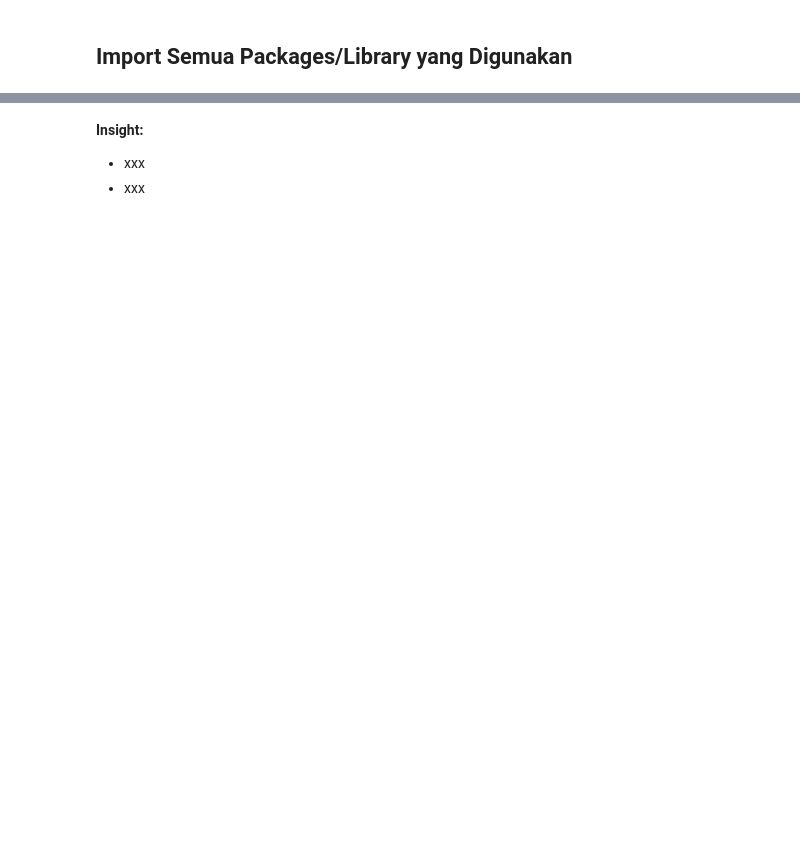
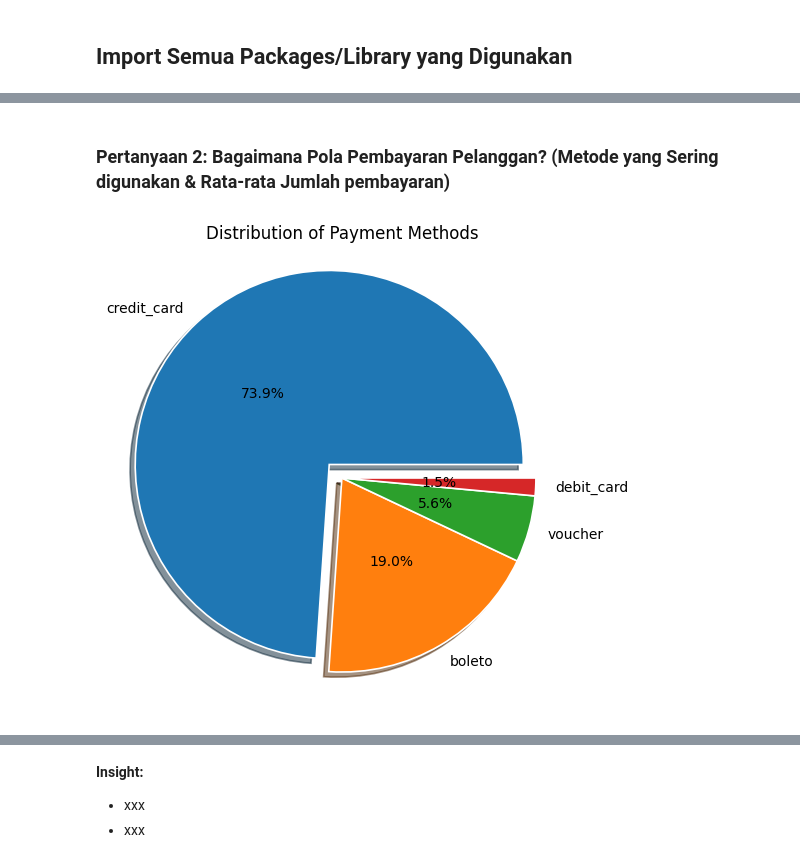
Before and after one commit to Azerif/Brazilian-E-Commerce-Public-Dataset-Analysis, a Jupyter notebook: notebook.ipynb, the cells around one changed output, grey strips where cells are left out. Drawn from its saved outputs; the diff is of its cells as text; code cells hidden in the pictures; blank space fills up the shorter version.

```diff
--- a/notebook.ipynb
+++ b/notebook.ipynb
@@ -117,0 +403,13 @@ df_sellers.head(5)
+# %%
+# EDA Most Used Payment Methods
+df_payment_methods = (
+    df_order_payments.groupby('payment_type')
+    .agg({
+        'order_id': 'count',
+        'payment_value' : ['mean', 'max', 'min']}
+    )
+    .rename(columns={'order_id' : 'total_transactions'})
+    .sort_values(by=('total_transactions', 'count'), ascending=False)
+    .reset_index()
+)
+df_payment_methods.style.background_gradient(cmap='Blues', axis=0)
@@ -117,0 +583,22 @@ df_sellers.head(5)
+# %% [markdown]
+### Pertanyaan 2: Bagaimana Pola Pembayaran Pelanggan? (Metode yang Sering digunakan & Rata-rata Jumlah pembayaran)
+# %%
+# filtered not_defined payment type
+df_filtered = df_payment_methods[df_payment_methods["payment_type"] != "not_defined"]
+
+payment_labels = df_filtered["payment_type"]
+payment_counts = df_filtered[("total_transactions", "count")]
+explode = (0.1, 0, 0, 0)
+
+plt.figure(figsize=(7,6))
+plt.pie(
+    payment_counts, explode=explode, labels=payment_labels,
+    autopct='%1.1f%%', wedgeprops={'edgecolor': 'white', 'linewidth': 1.2},
+    shadow=True, pctdistance=0.5, radius=1.05
+)
+
+plt.title("Distribution of Payment Methods")
+plt.style.use("default")
+plt.show()
+# %% [output]
+[figure, added]
```
Also changed, not shown: parts of 91 cells of this notebook, 1 other file.
